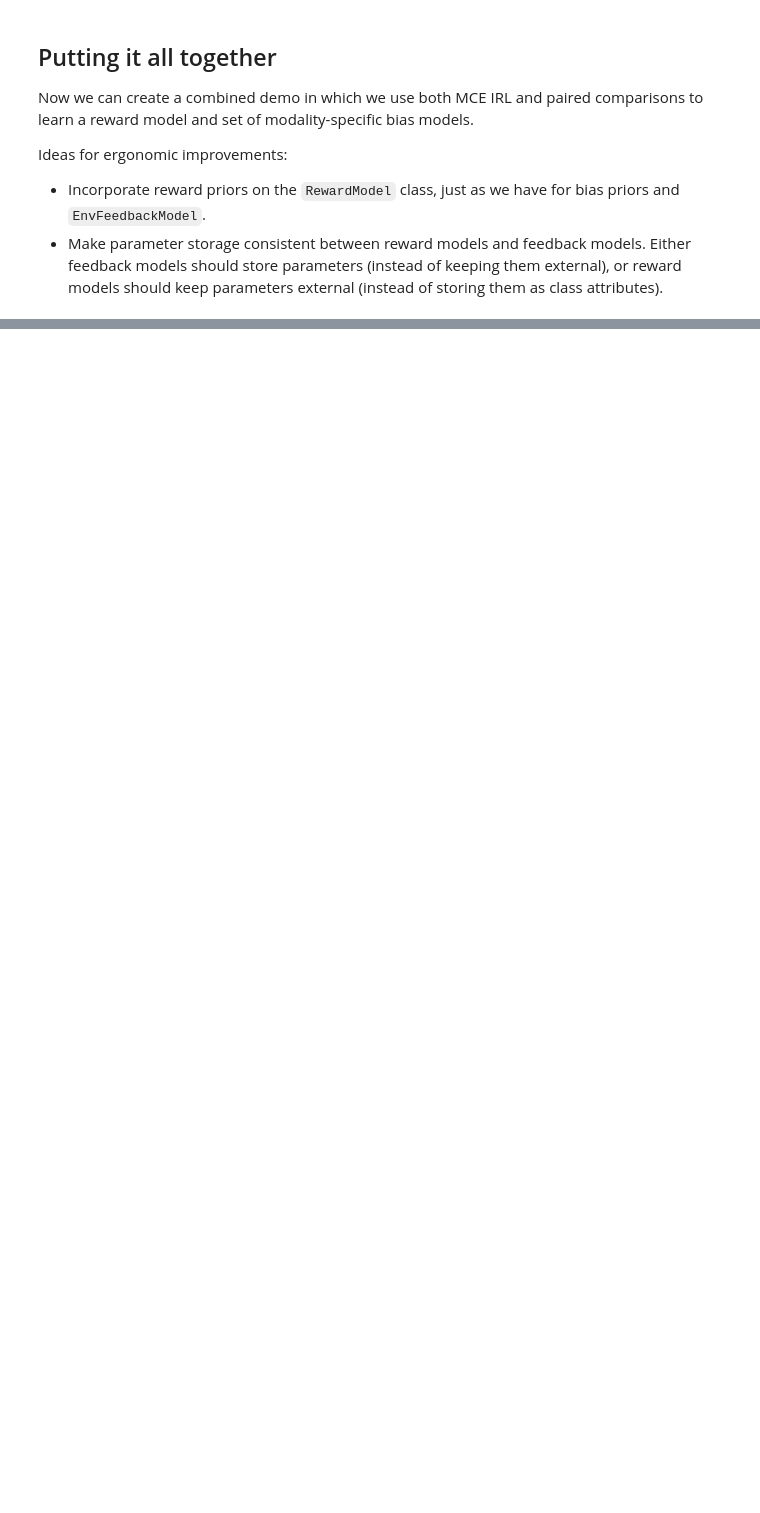
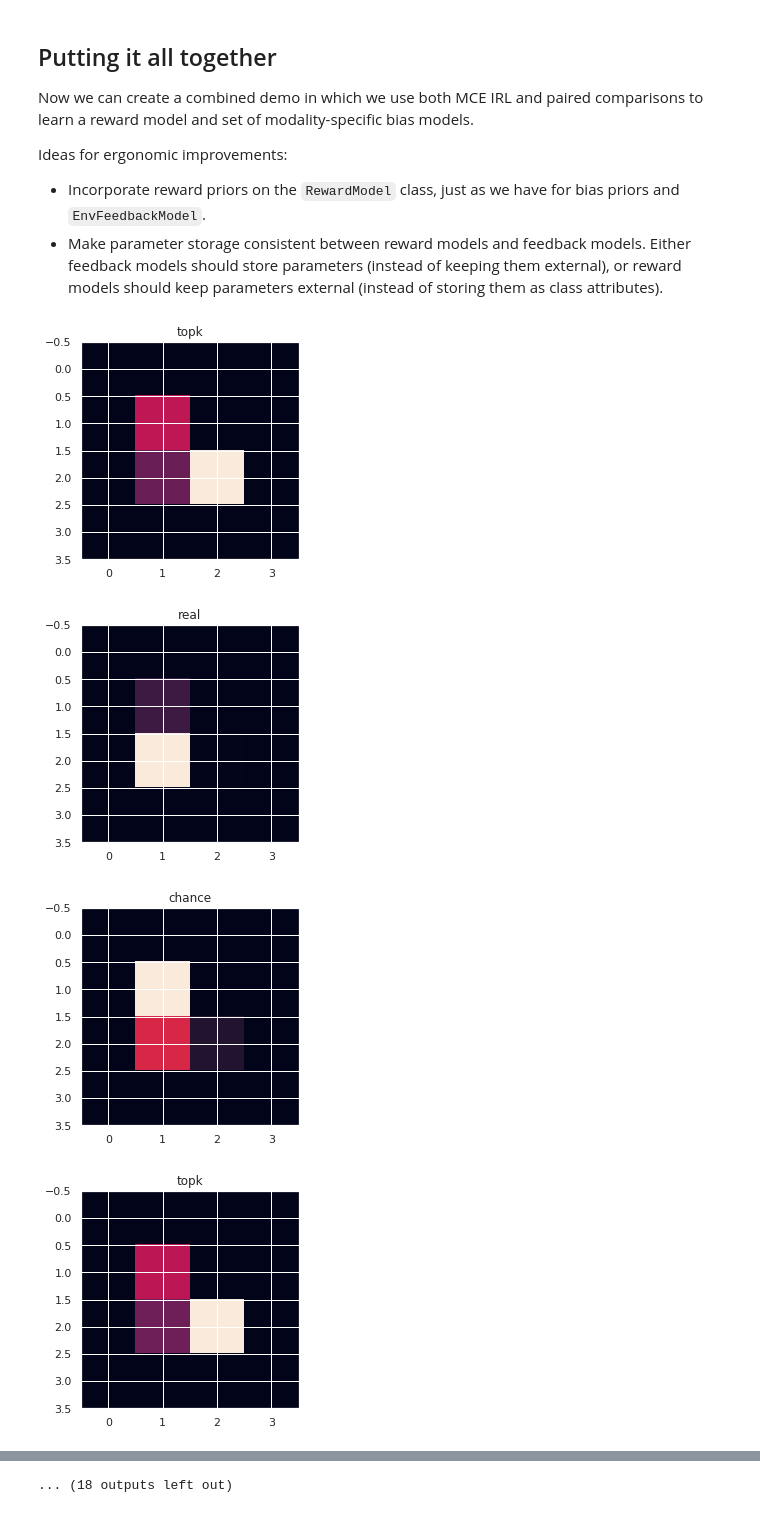
Before and after one commit to qxcv/bootstrapping-bias-learning, a Jupyter notebook: adding_in_topk.ipynb, the cells around one changed output, grey strips where cells are left out. Saved outputs shown, nothing was run; the diff lists cells and outputs as text; code cells hidden in the pictures; blank space fills up the shorter version.

```diff
--- a/adding_in_topk.ipynb
+++ b/adding_in_topk.ipynb
@@ -151,25 +148,25 @@ rng, top_K_bias_params = top_K_feedback_model.init_bias_params(rng)
 def generate_topk_dataset(n_traj):
     # def genereate_top_K_dataset(n_traj):
     import random
-    traj = mce_irl.mce_irl_sample(env, n_traj, R=np.ones((env.n_states,)))
+    traj = mce_irl.mce_irl_sample(env, n_traj, R=env.reward_matrix)#np.ones((env.n_states,)))
     labels= top_K_expert.interact(traj)
 
     labels_final, traj_final = [], []
     for l, t in zip(labels, traj['states']):
         if not(l):
-            if True:#TODO if there are issues update this so that we balance our dataset.
+            if random.random() < top_K_expert.K:#TODO if there are issues update this so that we balance our dataset.
                 labels_final.append(l), traj_final.append(t)
         else:
             labels_final.append(l), traj_final.append(t)
 
-    labels_final = np.array(labels_final)
+    labels_final = np.array([int(l) for l in labels_final])
 
     return {
         'trajectories':np.array(traj_final),
         'labels':labels_final
     }
 
-top_K_dataset = generate_topk_dataset(100)
+top_K_dataset = generate_topk_dataset(1000)
 
 print('Log likelihood (topk):', float(top_K_feedback_model.log_likelihood(top_K_dataset,rmodel, top_K_bias_params)))
 print('Gradient w.r.t. reward params (PC):\n', np.asarray(top_K_feedback_model.log_likelihood_grad_rew(top_K_dataset, rmodel, top_K_bias_params)))
@@ -259,7 +256,7 @@ def joint_training(env, feedback_models, all_names, all_datasets,
         for model, dataset, bias_params in model_ds_bias_iter:
             rmodel_grad += model.log_likelihood_grad_rew(
                 dataset, rmodel, bias_params)
-        rmodel_grad += rprior.log_prior_grad(rmodel.get_params())
+#         rmodel_grad += rprior.log_prior_grad(rmodel.get_params())
         rmodel.set_params(rmodel.get_params() + step_size * rmodel_grad)
 
         # now do individual bias model updates
@@ -271,7 +268,7 @@ def joint_training(env, feedback_models, all_names, all_datasets,
             bias_param_grad = model.log_likelihood_grad_bias(
                 dataset, rmodel, bias_params)
             bias_prior_grad = model.bias_prior.log_prior_grad(bias_params)
-            bias_grad = bias_param_grad + bias_prior_grad
+            bias_grad = bias_param_grad + bias_prior_grad # TODO CHANGE
             unproj_step = all_bias_params[model_idx] + step_size * bias_grad
             proj_step = model.bias_prior.project_to_support(bias_grad)
             all_bias_params[model_idx] = proj_step
@@ -281,16 +278,51 @@ def joint_training(env, feedback_models, all_names, all_datasets,
 
     return rmodel, all_bias_params, ll_history
 # %%
-jt_names = ['blind_irl', 'paired_comparisons']
-jt_feedback_models = [irl_feedback_model, pc_feedback_model]
-jt_datasets = [irl_dataset, comparison_dataset]
-rng, jt_irl_feedback_params = irl_feedback_model.init_bias_params(rng)
-rng, jt_pc_bias_params = pc_feedback_model.init_bias_params(rng)
-jt_bias_params = [jt_irl_feedback_params, jt_pc_bias_params]
-jt_rmodel = r_models.LinearRewardModel(env.obs_dim)
-jt_rprior = priors.FixedGaussianPrior(
-    mean=0.0, std=1.0, shape=rmodel.get_params().shape)
-jt_rmodel, jt_bias_params, ll_history = joint_training(
-    env=env, feedback_models=jt_feedback_models, all_names=jt_names,
-    all_datasets=jt_datasets, all_bias_params=jt_bias_params,
-    rmodel=jt_rmodel, rprior=jt_rprior, init_step_size=1e-3, n_steps=100)
+res = []
+res_chance = []
+for k in range(10):
+    jt_names = ['blind_irl', 'paired_comparisons', 'topK']
+    jt_feedback_models = [irl_feedback_model, pc_feedback_model, top_K_feedback_model]
+    jt_datasets = [irl_dataset, comparison_dataset, top_K_dataset]
+
+    rng, jt_irl_feedback_params = irl_feedback_model.init_bias_params(rng)
+    rng, jt_pc_bias_params = pc_feedback_model.init_bias_params(rng)
+    rng, jt_top_K_params = top_K_feedback_model.init_bias_params(rng)
+
+    jt_bias_params = [jt_irl_feedback_params, jt_pc_bias_params, jt_top_K_params]
+
+
+    jt_bias_params = jt_bias_params[-1:]
+    jt_names = jt_names[-1:]
+    jt_feedback_models = jt_feedback_models[-1:]
+    jt_datasets = jt_datasets[-1:]
+    jt_rmodel = r_models.LinearRewardModel(env.obs_dim)
+    jt_rprior = priors.FixedGaussianPrior(
+        mean=0.0, std=1.0, shape=rmodel.get_params().shape)
+    jt_rmodel, jt_bias_params, ll_history = joint_training(
+        env=env, feedback_models=jt_feedback_models, all_names=jt_names,
+        all_datasets=jt_datasets, all_bias_params=jt_bias_params,
+        rmodel=jt_rmodel, rprior=jt_rprior, init_step_size=1e-4, n_steps=100)
+
+    _, topk_om = mce_irl.mce_occupancy_measures(env, R=jt_rmodel.get_params()) #- temp*jt_bias_params[0][1])
+    _, topk_real = mce_irl.mce_occupancy_measures(env, R=env.reward_matrix)
+    _, chance = mce_irl.mce_occupancy_measures(env, R=np.random.randn(16))
+
+    res.append(np.linalg.norm(topk_om-topk_real))
+    res_chance.append(np.linalg.norm(topk_real-chance))
+
+
+    plt.imshow(topk_om.reshape((random_gridworld.height, random_gridworld.width)))
+    plt.title('topk')
+    plt.show()
+    plt.imshow(topk_real.reshape((random_gridworld.height, random_gridworld.width)))
+    plt.title('real')
+    plt.show()
+    plt.title('chance')
+    plt.imshow(chance.reshape((random_gridworld.height, random_gridworld.width)))
+    plt.show()
+# %% [output]
+[figure, added]
+[figure, added]
+[figure, added]
+[figure, added]
@@ -296,0 +337 @@ jt_rmodel, jt_bias_params, ll_history = joint_training(
+... (18 outputs left out)
```
Also changed, not shown: parts of 15 cells of this notebook, 4 other files.
